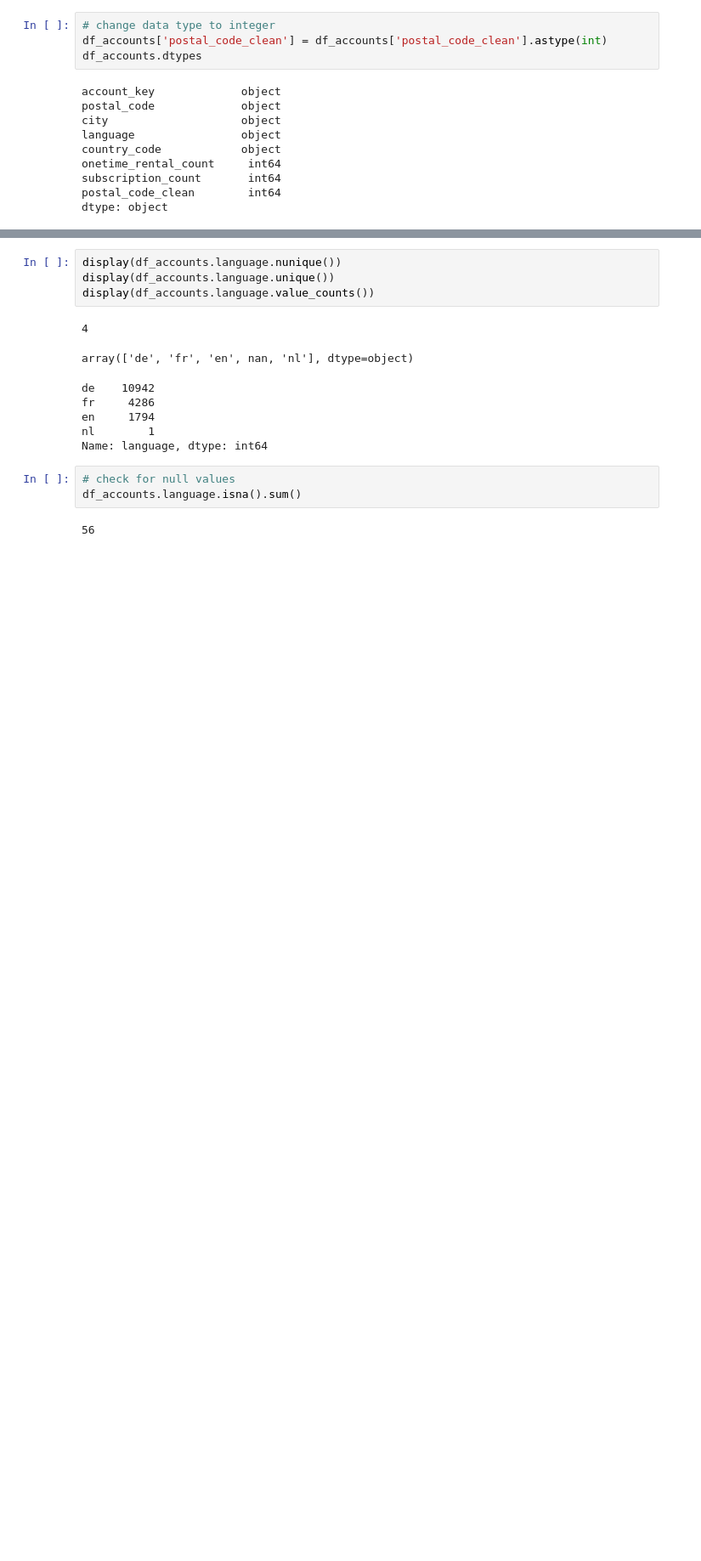
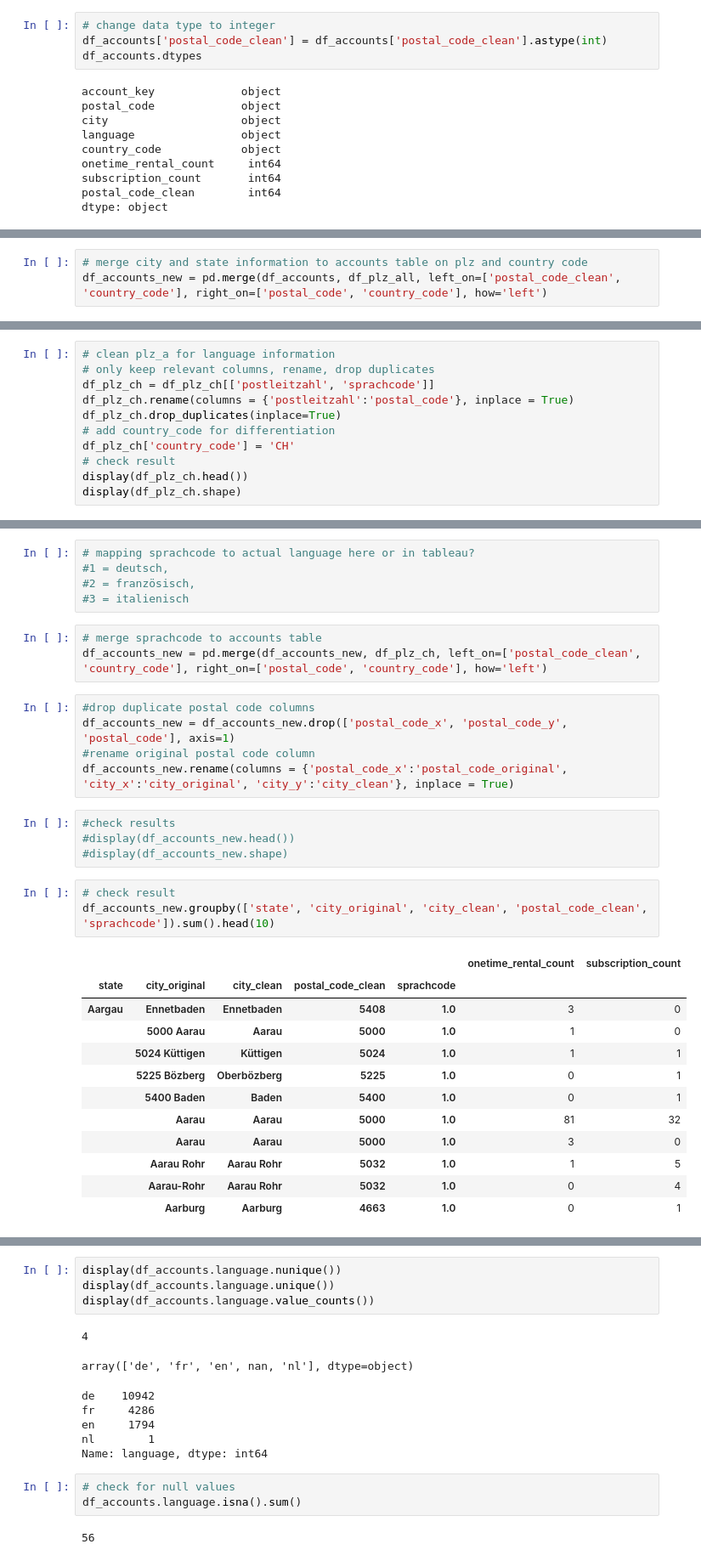
Before and after one commit to elisicke/Data-Analyst-Capstone-Project, a Jupyter notebook: Group_Laura.ipynb, the cells around one changed output, grey strips where cells are left out. Shown at 85% size. Cells and saved outputs as stored; diff of their text form; blank space fills up the shorter version.

```diff
--- a/Group_Laura.ipynb
+++ b/Group_Laura.ipynb
@@ -276,0 +232,3 @@ df_accounts.country_code.value_counts().plot(kind='pie');
+# %%
+# merge city and state information to accounts table on plz and country code
+df_accounts_new = pd.merge(df_accounts, df_plz_all, left_on=['postal_code_clean', 'country_code'], right_on=['postal_code', 'country_code'], how='left')
@@ -276,0 +250,11 @@ df_accounts.country_code.value_counts().plot(kind='pie');
+# %%
+# clean plz_a for language information
+# only keep relevant columns, rename, drop duplicates
+df_plz_ch = df_plz_ch[['postleitzahl', 'sprachcode']]
+df_plz_ch.rename(columns = {'postleitzahl':'postal_code'}, inplace = True)
+df_plz_ch.drop_duplicates(inplace=True)
+# add country_code for differentiation
+df_plz_ch['country_code'] = 'CH'
+# check result
+display(df_plz_ch.head())
+display(df_plz_ch.shape)
@@ -276,0 +269,33 @@ df_accounts.country_code.value_counts().plot(kind='pie');
+# %%
+# mapping sprachcode to actual language here or in tableau?
+#1 = deutsch,
+#2 = französisch,
+#3 = italienisch
+# %%
+# merge sprachcode to accounts table
+df_accounts_new = pd.merge(df_accounts_new, df_plz_ch, left_on=['postal_code_clean', 'country_code'], right_on=['postal_code', 'country_code'], how='left')
+# %%
+#drop duplicate postal code columns
+df_accounts_new = df_accounts_new.drop(['postal_code_x', 'postal_code_y', 'postal_code'], axis=1)
+#rename original postal code column
+df_accounts_new.rename(columns = {'postal_code_x':'postal_code_original', 'city_x':'city_original', 'city_y':'city_clean'}, inplace = True)
+# %%
+#check results
+#display(df_accounts_new.head())
+#display(df_accounts_new.shape)
+# %%
+# check result
+df_accounts_new.groupby(['state', 'city_original', 'city_clean', 'postal_code_clean', 'sprachcode']).sum().head(10)
+# %% [output]
+|  |  |  |  |  | onetime_rental_count | subscription_count |
+| state | city_original | city_clean | postal_code_clean | sprachcode |  |  |
+| Aargau | Ennetbaden | Ennetbaden | 5408 | 1.0 | 3 | 0 |
+|  | 5000 Aarau | Aarau | 5000 | 1.0 | 1 | 0 |
+|  | 5024 Küttigen | Küttigen | 5024 | 1.0 | 1 | 1 |
+|  | 5225 Bözberg | Oberbözberg | 5225 | 1.0 | 0 | 1 |
+|  | 5400 Baden | Baden | 5400 | 1.0 | 0 | 1 |
+|  | Aarau | Aarau | 5000 | 1.0 | 81 | 32 |
+|  | Aarau | Aarau | 5000 | 1.0 | 3 | 0 |
+|  | Aarau Rohr | Aarau Rohr | 5032 | 1.0 | 1 | 5 |
+|  | Aarau-Rohr | Aarau Rohr | 5032 | 1.0 | 0 | 4 |
+|  | Aarburg | Aarburg | 4663 | 1.0 | 0 | 1 |
```
Also changed, not shown: parts of 50 cells of this notebook.
